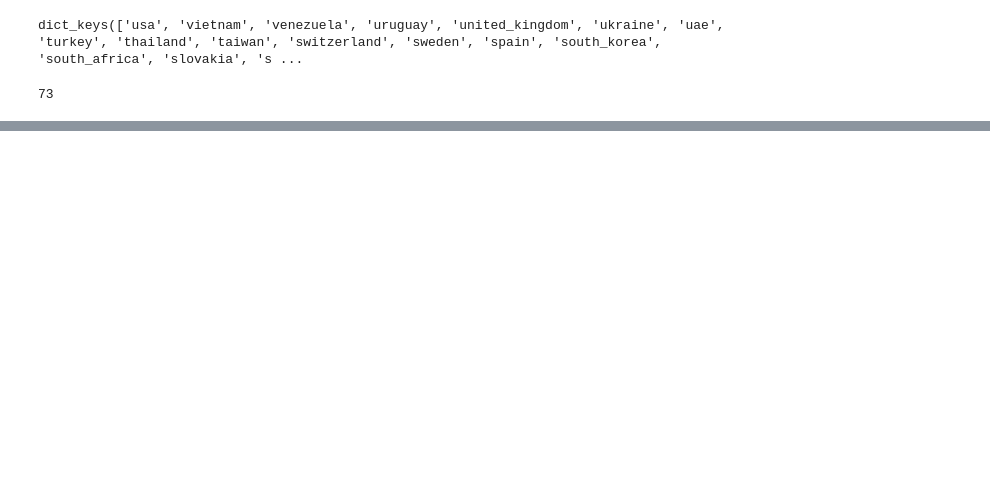
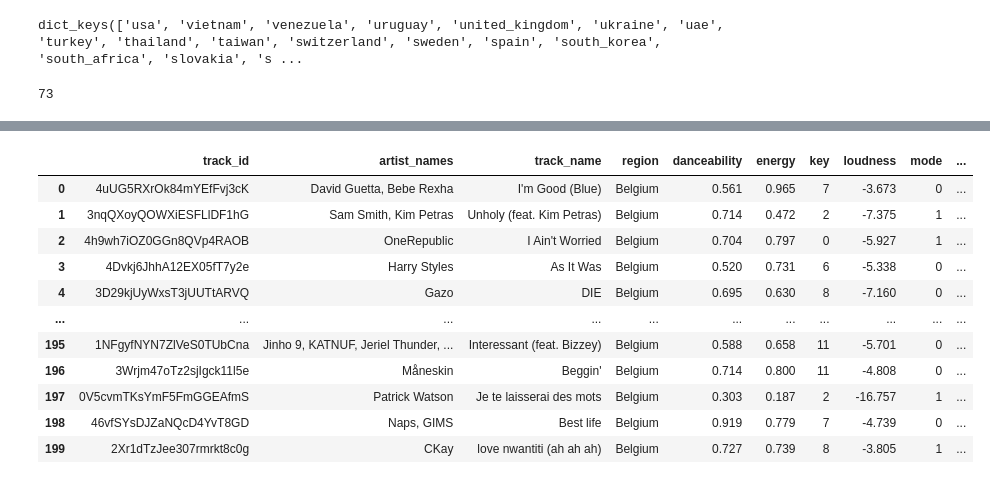
Before and after one commit to Flores-Kevin/rage-against-machine-learning, a Jupyter notebook: testing.ipynb, the cells around one changed output, grey strips where cells are left out. Drawn from its saved outputs; the diff is of its cells as text; code cells hidden in the pictures; blank space fills up the shorter version.

```diff
--- a/testing.ipynb
+++ b/testing.ipynb
@@ -403,0 +690,85 @@ KeyError: 'danceability'
+# %%
+#empty lists to store song data
+belgium_danceability = []
+belgium_energy = []
+belgium_key = []
+belgium_loudness = []
+belgium_mode = []
+belgium_speechiness = []
+belgium_acousticness = []
+belgium_instrumentalness = []
+belgium_liveness = []
+belgium_valence = []
+belgium_tempo = []
+belgium_id_num = []
+belgium_track_href = []
+belgium_analysis_url = []
+belgium_duration_mins = []
+belgium_time_signature = []
+
+for i in d['belgium']["track_id"]:
+    belgium_response = requests.get(base_url + 'audio-features/' + i, headers=headers).json()
+
+    #fill in track info for each audio feature / empty list
+    belgium_danceability.append(belgium_response["danceability"])
+    belgium_energy.append(belgium_response["energy"])
+    belgium_key.append(belgium_response["key"])
+    belgium_loudness.append(belgium_response["loudness"])
+    belgium_mode.append(belgium_response["mode"])
+    belgium_speechiness.append(belgium_response["speechiness"])
+    belgium_acousticness.append(belgium_response["acousticness"])
+    belgium_instrumentalness.append(belgium_response["instrumentalness"])
+    belgium_liveness.append(belgium_response["liveness"])
+    belgium_valence.append(belgium_response["valence"])
+    belgium_tempo.append(belgium_response["tempo"])
+    belgium_id_num.append(belgium_response["id"])
+    belgium_track_href.append(belgium_response["track_href"])
+    belgium_analysis_url.append(belgium_response["analysis_url"])
+    #duration recorded in api in milliseconds, converting to minutes here
+    belgium_duration_mins.append(round((belgium_response["duration_ms"] / 60000),2))
+    belgium_time_signature.append(belgium_response["time_signature"])
+
+    # time.sleep(1)
+
+belgium_dict = {}
+#create a dictionary to hold data gathered from the api
+belgium_dict = {
+    "track_id": belgium_id_num,
+    "danceability": belgium_danceability,
+    "energy": belgium_energy,
+    "key": belgium_key,
+    "loudness": belgium_loudness,
+    "mode": belgium_mode,
+    "speechiness": belgium_speechiness,
+    "acousticness": belgium_acousticness,
+    "instrumentalness": belgium_instrumentalness,
+    "liveness": belgium_liveness,
+    "valence": belgium_valence,
+    "tempo": belgium_tempo,
+    "duration_mins": belgium_duration_mins,
+    "time_signature": belgium_time_signature,
+    "track_href": belgium_track_href,
+    "analysis_url": belgium_analysis_url
+}
+
+#convert dictionary to a dataframe
+belgium_info_df = pd.DataFrame(belgium_dict)
+belgium_info_df.head()
+
+
+belgium_tracks = d['belgium']
+belgium_df = belgium_tracks.merge(belgium_info_df, how="inner")
+belgium_df
+# %% [output]
+|  | track_id | artist_names | track_name | region | danceability | energy | key | loudness | mode | ... |
+| 0 | 4uUG5RXrOk84mYEfFvj3cK | David Guetta, Bebe Rexha | I'm Good (Blue) | Belgium | 0.561 | 0.965 | 7 | -3.673 | 0 | ... |
+| 1 | 3nqQXoyQOWXiESFLlDF1hG | Sam Smith, Kim Petras | Unholy (feat. Kim Petras) | Belgium | 0.714 | 0.472 | 2 | -7.375 | 1 | ... |
+| 2 | 4h9wh7iOZ0GGn8QVp4RAOB | OneRepublic | I Ain't Worried | Belgium | 0.704 | 0.797 | 0 | -5.927 | 1 | ... |
+| 3 | 4Dvkj6JhhA12EX05fT7y2e | Harry Styles | As It Was | Belgium | 0.520 | 0.731 | 6 | -5.338 | 0 | ... |
+| 4 | 3D29kjUyWxsT3jUUTtARVQ | Gazo | DIE | Belgium | 0.695 | 0.630 | 8 | -7.160 | 0 | ... |
+| ... | ... | ... | ... | ... | ... | ... | ... | ... | ... | ... |
+| 195 | 1NFgyfNYN7ZlVeS0TUbCna | Jinho 9, KATNUF, Jeriel Thunder, ... | Interessant (feat. Bizzey) | Belgium | 0.588 | 0.658 | 11 | -5.701 | 0 | ... |
+| 196 | 3Wrjm47oTz2sjIgck11l5e | Måneskin | Beggin' | Belgium | 0.714 | 0.800 | 11 | -4.808 | 0 | ... |
+| 197 | 0V5cvmTKsYmF5FmGGEAfmS | Patrick Watson | Je te laisserai des mots | Belgium | 0.303 | 0.187 | 2 | -16.757 | 1 | ... |
+| 198 | 46vfSYsDJZaNQcD4YvT8GD | Naps, GIMS | Best life | Belgium | 0.919 | 0.779 | 7 | -4.739 | 0 | ... |
+| 199 | 2Xr1dTzJee307rmrkt8c0g | CKay | love nwantiti (ah ah ah) | Belgium | 0.727 | 0.739 | 8 | -3.805 | 1 | ... |
```
Also changed, not shown: parts of 29 cells of this notebook.
